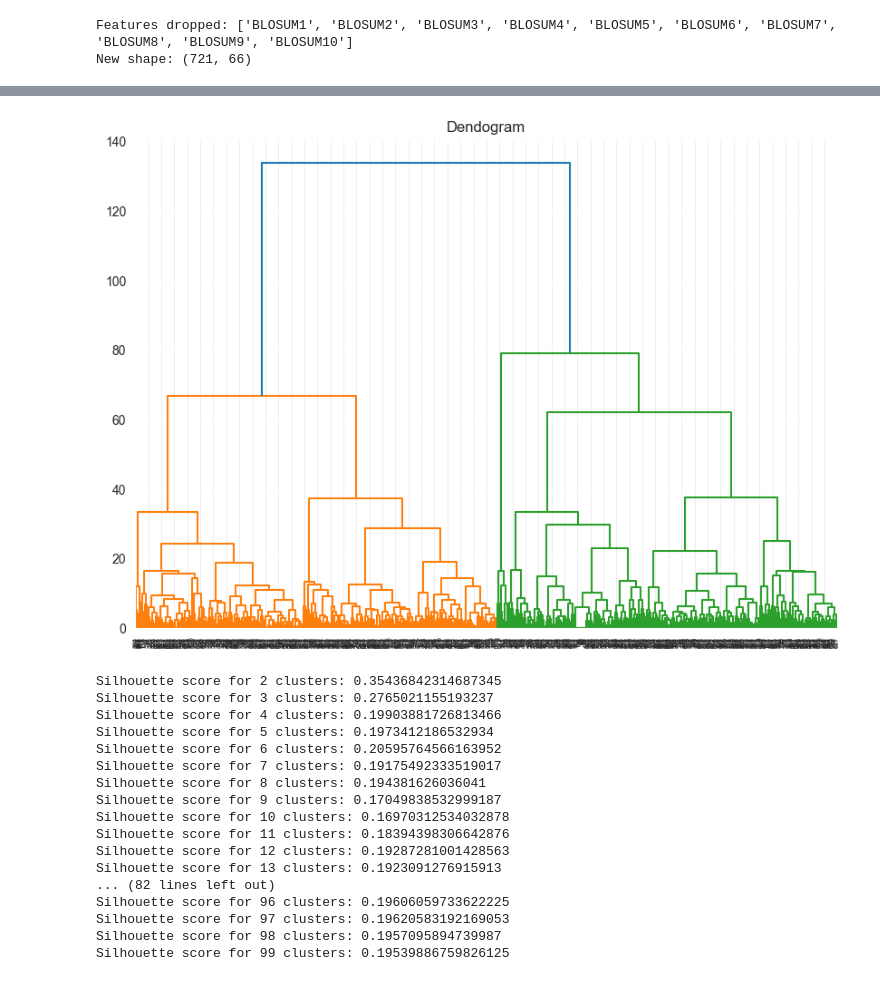
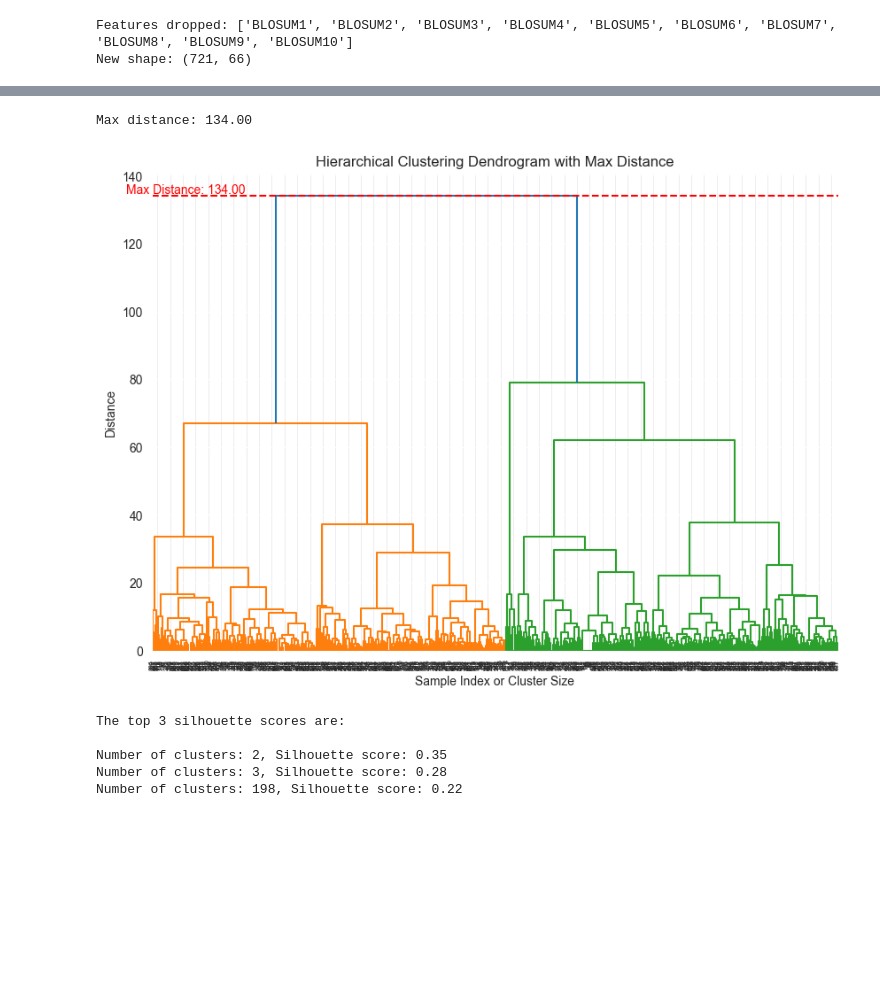
Before and after one commit to Dominule/qsAMPr, a Jupyter notebook: src/better_clustering.ipynb, the cells around one changed output, grey strips where cells are left out. Cells and saved outputs as stored; diff of their text form; code cells hidden in the pictures; blank space fills up the shorter version.

Commit message:
filter features, clustering

```diff
--- a/src/better_clustering.ipynb
+++ b/src/better_clustering.ipynb
@@ -2,11 +2,11 @@
 import pandas as pd
 df = pd.read_csv("../data/examples_DBAASP/descriptors_positive_staphylococcus.csv")
 # %%
-# normalizing the data
-from sklearn.preprocessing import StandardScaler
-scaler = StandardScaler()
-scaler.fit(df)
-scaled_features = scaler.transform(df)
+# normalizing the data using MinMaxScaler
+from sklearn.preprocessing import MinMaxScaler
+
+scaler = MinMaxScaler()
+scaled_features = scaler.fit_transform(df)
 df_feat = pd.DataFrame(scaled_features, columns=df.columns)
 # %%
 # variance matrix
@@ -68,15 +77,24 @@ plt.show()
 # %%
 # dendrogram visualization - hierarchical clustering
 import scipy.cluster.hierarchy as shc
 import matplotlib.pyplot as plt
 
 plt.figure(figsize=(10, 7))
-plt.title("Dendogram")
-dend = shc.dendrogram(shc.linkage(df, method='ward'))
+plt.title('Hierarchical Clustering Dendrogram with Max Distance')
+plt.xlabel('Sample Index or Cluster Size')
+plt.ylabel('Distance')
 
+linked = shc.linkage(df, method='ward')
+max_distance = linked[:, 2].max()
+plt.text(len(df) / 2, max_distance, f'Max Distance: {max_distance:.2f}', ha='center', va='bottom', color='red')
+
+dend = shc.dendrogram(linked)
+plt.axhline(y=max_distance, c='red', linestyle='--', label=f'Max Distance: {max_distance:.2f}')
+print(f"Max distance: {max_distance:.2f}")
 plt.show()
 # %% [output]
+Max distance: 134.00
-[figure, old version]
+[figure, new version]
 # %%
 # KMeans clustering
 
@@ -84,26 +102,20 @@ from sklearn import metrics
 from sklearn.cluster import KMeans
 
 silhouette_scores = []
-for i in range(2, 100):
+number_of_clusters = []
+for i in range(2, 200):
     kmeans = KMeans(n_clusters=i, random_state=0).fit(df)
     score = metrics.silhouette_score(df, kmeans.labels_, metric='euclidean')
     silhouette_scores.append(score)
-    print(f"Silhouette score for {i} clusters: {score}")
+    number_of_clusters.append(i)
+
+dict_scores = sorted(zip(number_of_clusters, silhouette_scores), key=lambda x: x[1], reverse=True)
+print("The top 3 silhouette scores are:\n")
+for i in range(3):
+    print(f"Number of clusters: {dict_scores[i][0]}, Silhouette score: {dict_scores[i][1]:.2f}")
 # %% [output]
-Silhouette score for 2 clusters: 0.35436842314687345
-Silhouette score for 3 clusters: 0.2765021155193237
-Silhouette score for 4 clusters: 0.19903881726813466
-Silhouette score for 5 clusters: 0.1973412186532934
-Silhouette score for 6 clusters: 0.20595764566163952
-Silhouette score for 7 clusters: 0.19175492333519017
-Silhouette score for 8 clusters: 0.194381626036041
-Silhouette score for 9 clusters: 0.17049838532999187
-Silhouette score for 10 clusters: 0.16970312534032878
-Silhouette score for 11 clusters: 0.18394398306642876
-Silhouette score for 12 clusters: 0.19287281001428563
-Silhouette score for 13 clusters: 0.1923091276915913
-... (82 lines left out)
-Silhouette score for 96 clusters: 0.19606059733622225
-Silhouette score for 97 clusters: 0.19620583192169053
-Silhouette score for 98 clusters: 0.1957095894739987
-Silhouette score for 99 clusters: 0.19539886759826125
+The top 3 silhouette scores are:
+
+Number of clusters: 2, Silhouette score: 0.35
+Number of clusters: 3, Silhouette score: 0.28
+Number of clusters: 198, Silhouette score: 0.22
```
Also changed, not shown: parts of 11 cells of this notebook.
